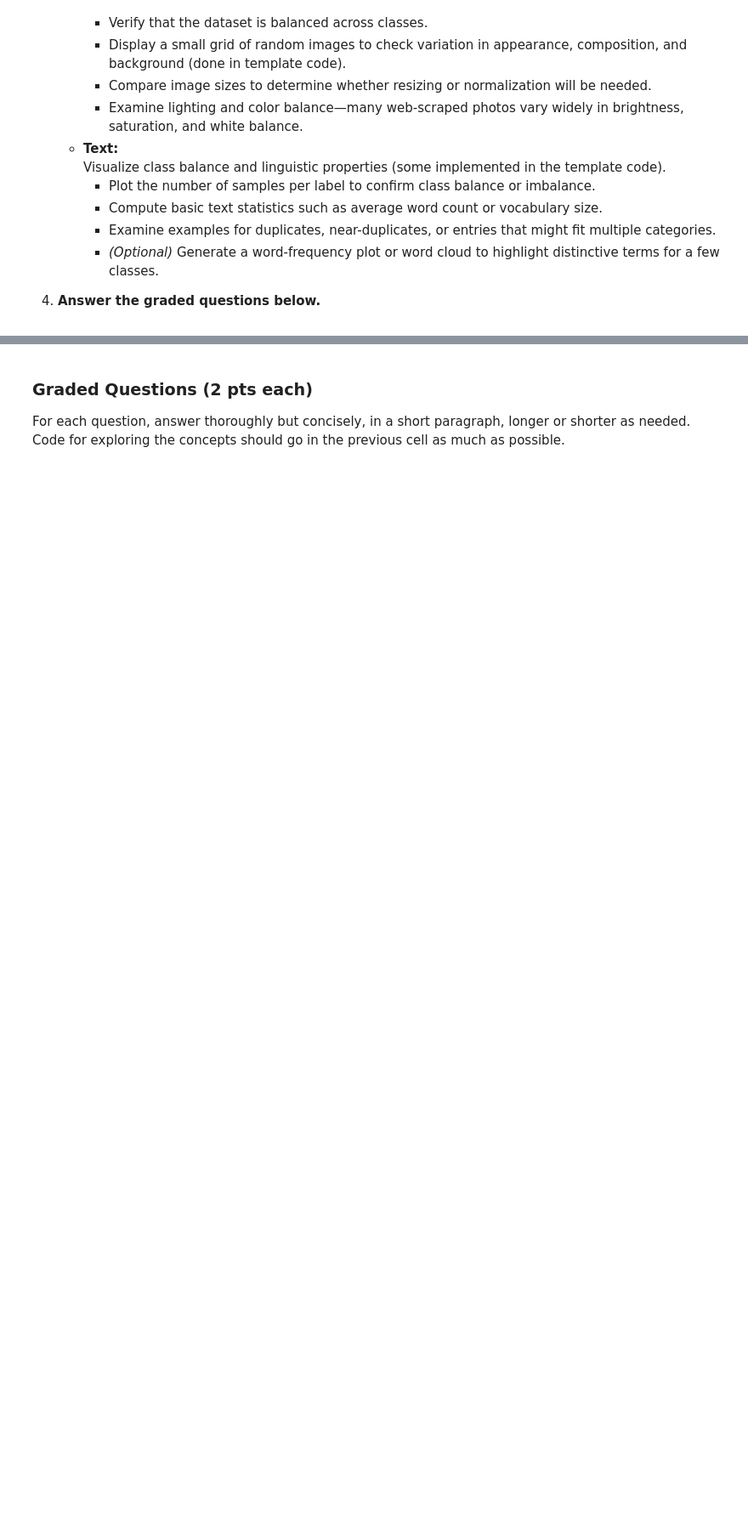
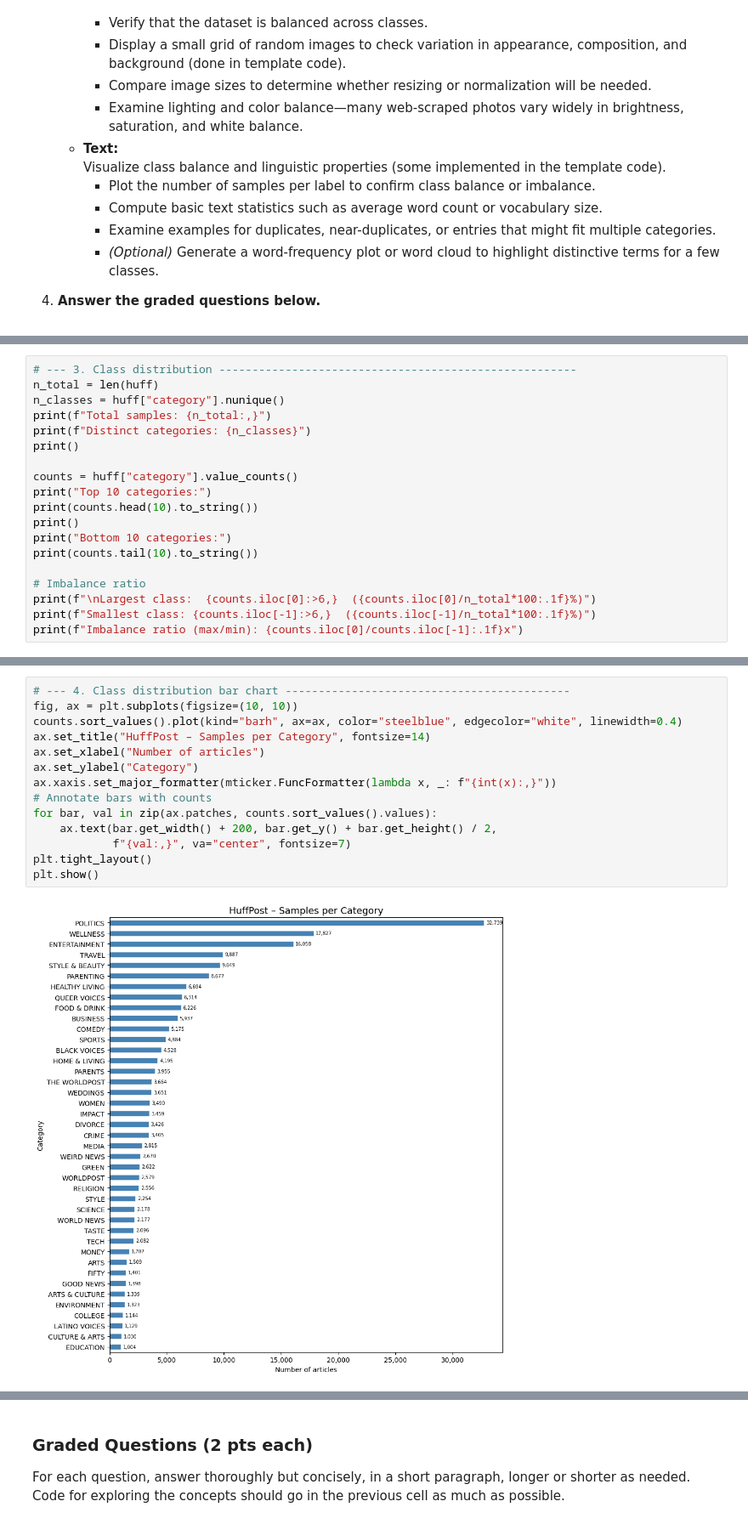
Before and after one commit to tolufas/dx703-team-20-project, a Jupyter notebook: Milestone_01_tcb.ipynb, the cells around one changed output, grey strips where cells are left out. Shown at 85% size. Saved outputs shown, nothing was run; the diff lists cells and outputs as text; blank space fills up the shorter version.

```diff
--- a/Milestone_01_tcb.ipynb
+++ b/Milestone_01_tcb.ipynb
@@ -362,0 +442,19 @@ By the end of this Milestone notebook, you should be able to explain what makes
+# %%
+# --- 3. Class distribution ------------------------------------------------------
+n_total = len(huff)
+n_classes = huff["category"].nunique()
+print(f"Total samples: {n_total:,}")
+print(f"Distinct categories: {n_classes}")
+print()
+
+counts = huff["category"].value_counts()
+print("Top 10 categories:")
+print(counts.head(10).to_string())
+print()
+print("Bottom 10 categories:")
+print(counts.tail(10).to_string())
+
+# Imbalance ratio
+print(f"\nLargest class:  {counts.iloc[0]:>6,}  ({counts.iloc[0]/n_total*100:.1f}%)")
+print(f"Smallest class: {counts.iloc[-1]:>6,}  ({counts.iloc[-1]/n_total*100:.1f}%)")
+print(f"Imbalance ratio (max/min): {counts.iloc[0]/counts.iloc[-1]:.1f}x")
@@ -362,0 +479,16 @@ By the end of this Milestone notebook, you should be able to explain what makes
+# %%
+# --- 4. Class distribution bar chart -------------------------------------------
+fig, ax = plt.subplots(figsize=(10, 10))
+counts.sort_values().plot(kind="barh", ax=ax, color="steelblue", edgecolor="white", linewidth=0.4)
+ax.set_title("HuffPost – Samples per Category", fontsize=14)
+ax.set_xlabel("Number of articles")
+ax.set_ylabel("Category")
+ax.xaxis.set_major_formatter(mticker.FuncFormatter(lambda x, _: f"{int(x):,}"))
+# Annotate bars with counts
+for bar, val in zip(ax.patches, counts.sort_values().values):
+    ax.text(bar.get_width() + 200, bar.get_y() + bar.get_height() / 2,
+            f"{val:,}", va="center", fontsize=7)
+plt.tight_layout()
+plt.show()
+# %% [output]
+[figure, added]
```
Also changed, not shown: parts of 9 cells of this notebook.
